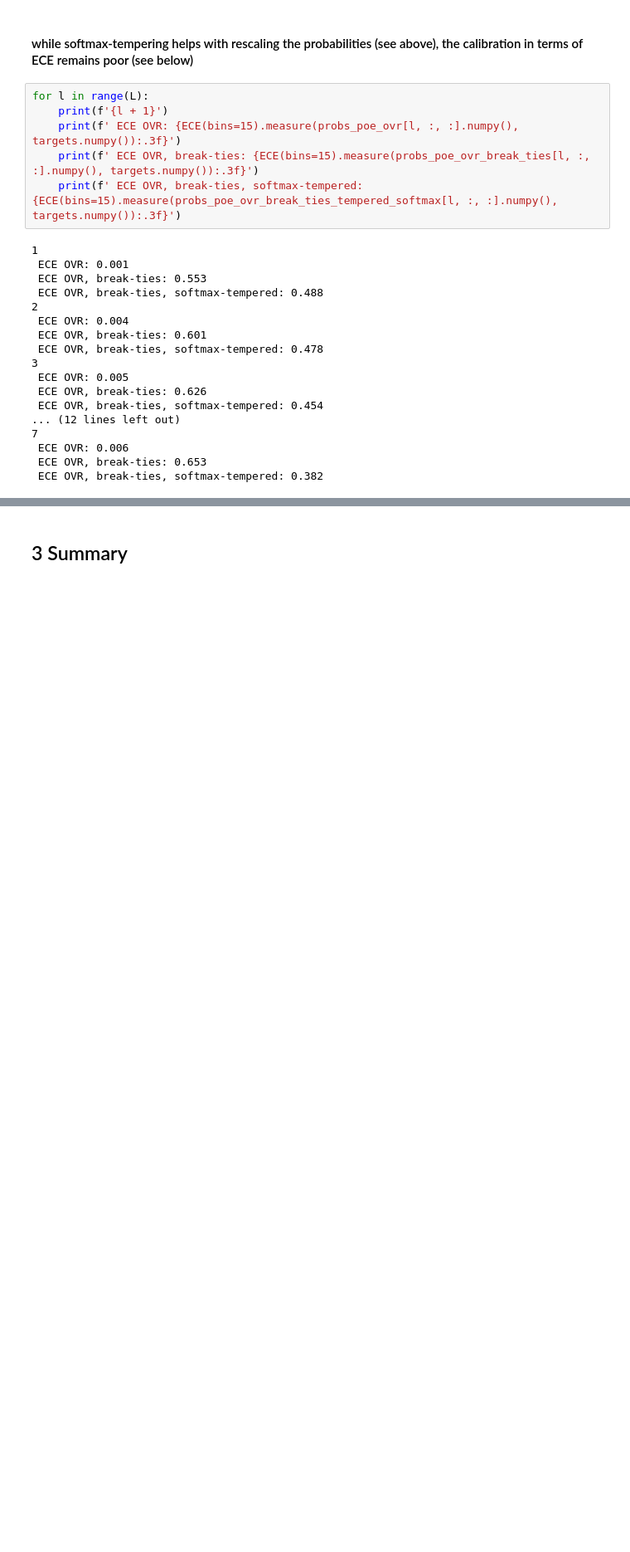
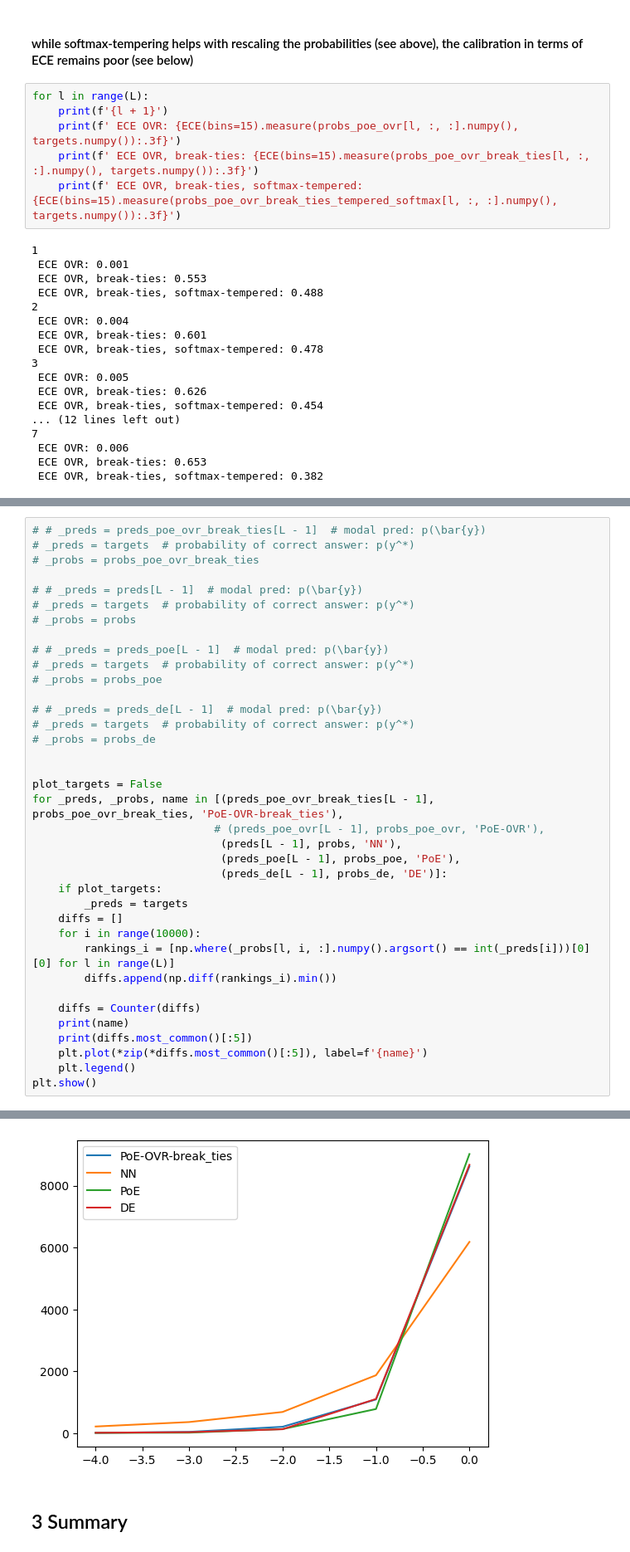
Before and after one commit to metodj/MSDNet-PyTorch, a Jupyter notebook: modal_probs.ipynb, the cells around one changed output, grey strips where cells are left out. Shown at 83% size. Cells and saved outputs as stored; diff of their text form; blank space fills up the shorter version.

```diff
--- a/modal_probs.ipynb
+++ b/modal_probs.ipynb
@@ -570,0 +588,38 @@ for l in range(L):
+# %%
+# # _preds = preds_poe_ovr_break_ties[L - 1]  # modal pred: p(\bar{y})
+# _preds = targets  # probability of correct answer: p(y^*)
+# _probs = probs_poe_ovr_break_ties
+
+# # _preds = preds[L - 1]  # modal pred: p(\bar{y})
+# _preds = targets  # probability of correct answer: p(y^*)
+# _probs = probs
+
+# # _preds = preds_poe[L - 1]  # modal pred: p(\bar{y})
+# _preds = targets  # probability of correct answer: p(y^*)
+# _probs = probs_poe
+
+# # _preds = preds_de[L - 1]  # modal pred: p(\bar{y})
+# _preds = targets  # probability of correct answer: p(y^*)
+# _probs = probs_de
+
+
+plot_targets = False
+for _preds, _probs, name in [(preds_poe_ovr_break_ties[L - 1], probs_poe_ovr_break_ties, 'PoE-OVR-break_ties'),
+                            # (preds_poe_ovr[L - 1], probs_poe_ovr, 'PoE-OVR'),
+                             (preds[L - 1], probs, 'NN'),
+                             (preds_poe[L - 1], probs_poe, 'PoE'),
+                             (preds_de[L - 1], probs_de, 'DE')]:
+    if plot_targets:
+        _preds = targets
+    diffs = []
+    for i in range(10000):
+        rankings_i = [np.where(_probs[l, i, :].numpy().argsort() == int(_preds[i]))[0][0] for l in range(L)]
+        diffs.append(np.diff(rankings_i).min())
+
+    diffs = Counter(diffs)
+    print(name)
+    print(diffs.most_common()[:5])
+    plt.plot(*zip(*diffs.most_common()[:5]), label=f'{name}')
+    plt.legend()
+plt.show()
+# %% [output]
@@ -571,3 +634,4 @@ for l in range(L):
+[figure, added]
 # %% [markdown]
 ## 3 Summary
 # %%
```
Also changed, not shown: parts of 6 cells of this notebook, 1 other file.
